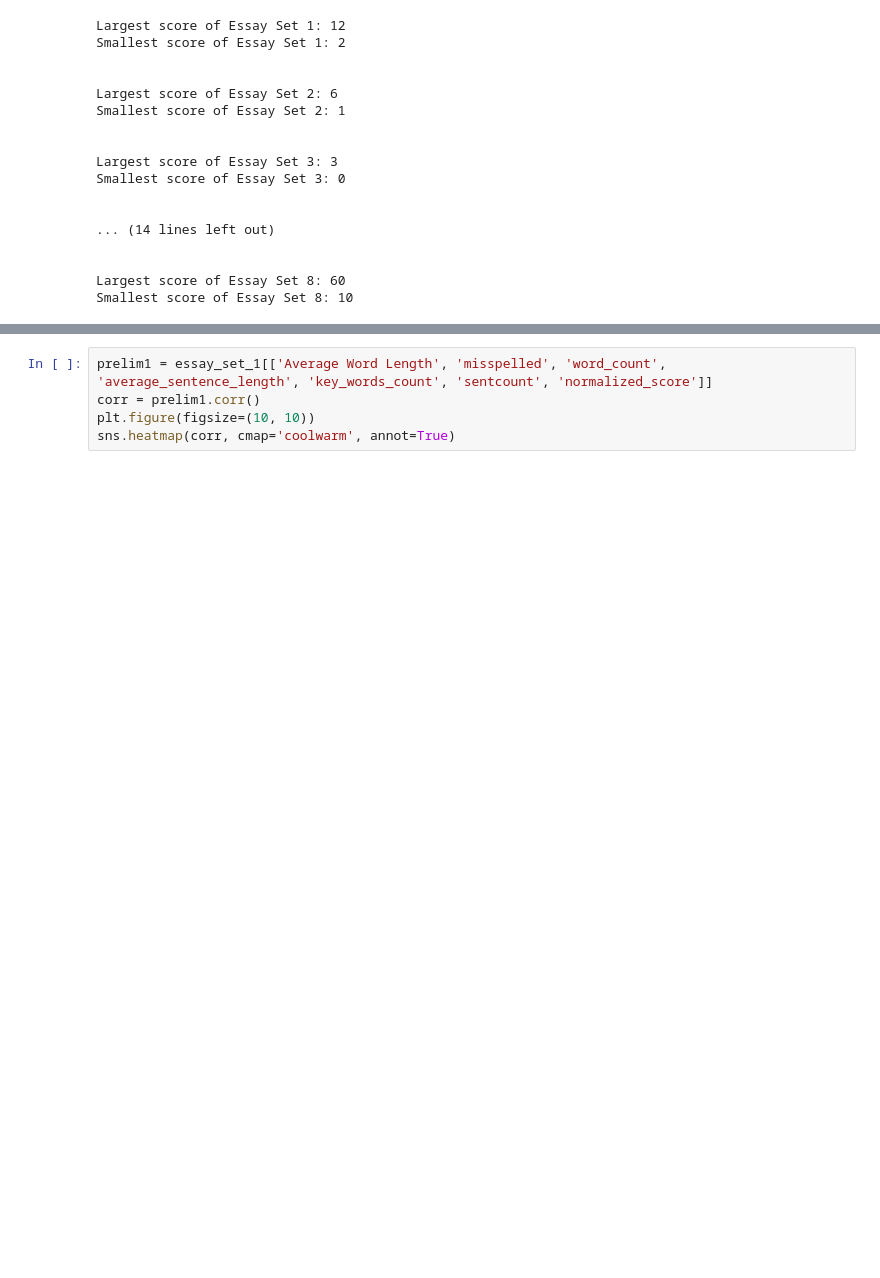
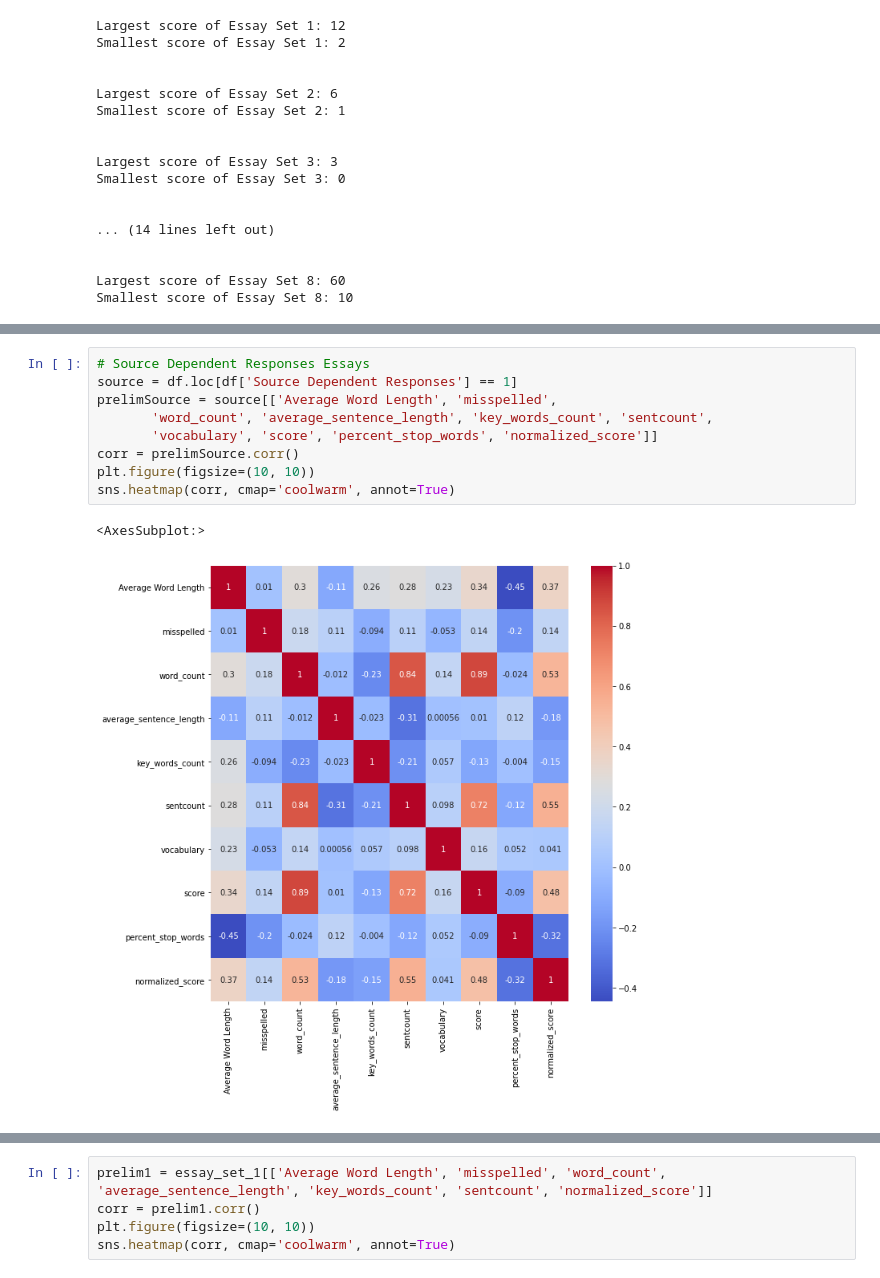
Before and after one commit to Nazarshia2889/AutomatedEssayGrader, a Jupyter notebook: essaygrader/data exploration/DataExploration.ipynb, the cells around one changed output, grey strips where cells are left out. Saved outputs shown, nothing was run; the diff lists cells and outputs as text; blank space fills up the shorter version.

```diff
--- a/essaygrader/data exploration/DataExploration.ipynb
+++ b/essaygrader/data exploration/DataExploration.ipynb
@@ -127,0 +152,12 @@ sns.heatmap(corr, cmap='coolwarm', annot=True)
+# %%
+# Source Dependent Responses Essays
+source = df.loc[df['Source Dependent Responses'] == 1]
+prelimSource = source[['Average Word Length', 'misspelled',
+       'word_count', 'average_sentence_length', 'key_words_count', 'sentcount',
+       'vocabulary', 'score', 'percent_stop_words', 'normalized_score']]
+corr = prelimSource.corr()
+plt.figure(figsize=(10, 10))
+sns.heatmap(corr, cmap='coolwarm', annot=True)
+# %% [output]
+<AxesSubplot:>
+[figure, added]
```
Also changed, not shown: parts of 9 cells of this notebook, 9 other files.
